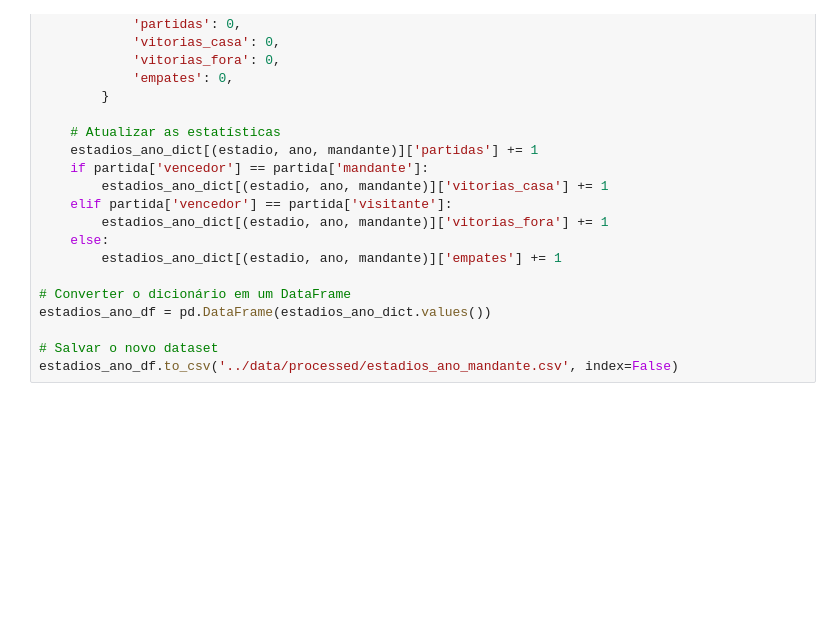
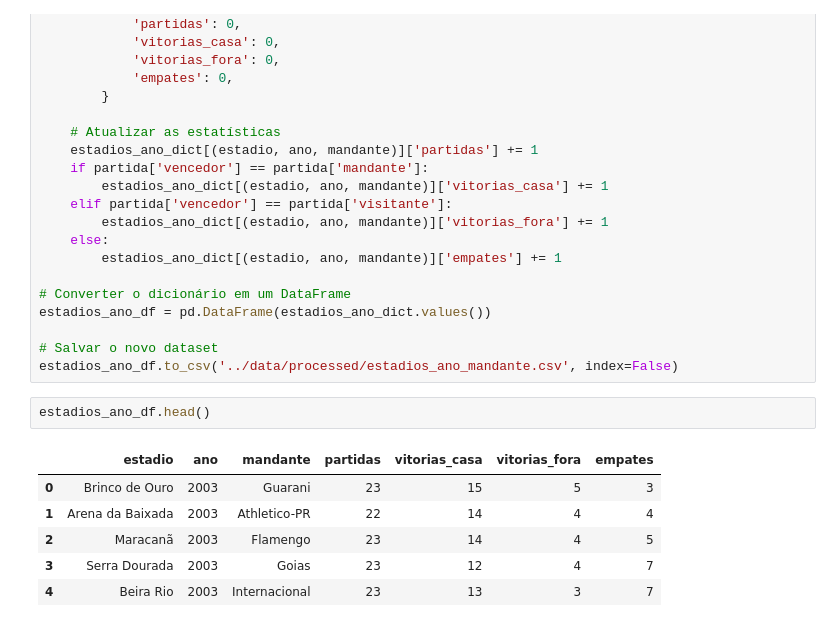
Before and after one commit to davialmeida135/analise-visual-brasileirao, a Jupyter notebook: preprocessing/analise_estadios_ano.ipynb, the cells around one changed output. Saved outputs shown, nothing was run; the diff lists cells and outputs as text; blank space fills up the shorter version.

```diff
--- a/preprocessing/analise_estadios_ano.ipynb
+++ b/preprocessing/analise_estadios_ano.ipynb
@@ -42,3 +42,12 @@ estadios_ano_df = pd.DataFrame(estadios_ano_dict.values())
 
 # Salvar o novo dataset
 estadios_ano_df.to_csv('../data/processed/estadios_ano_mandante.csv', index=False)
+# %%
+estadios_ano_df.head()
+# %% [output]
+|  | estadio | ano | mandante | partidas | vitorias_casa | vitorias_fora | empates |
+| 0 | Brinco de Ouro | 2003 | Guarani | 23 | 15 | 5 | 3 |
+| 1 | Arena da Baixada | 2003 | Athletico-PR | 22 | 14 | 4 | 4 |
+| 2 | Maracanã | 2003 | Flamengo | 23 | 14 | 4 | 5 |
+| 3 | Serra Dourada | 2003 | Goias | 23 | 12 | 4 | 7 |
+| 4 | Beira Rio | 2003 | Internacional | 23 | 13 | 3 | 7 |
```
Also changed, not shown: 1 other file.
